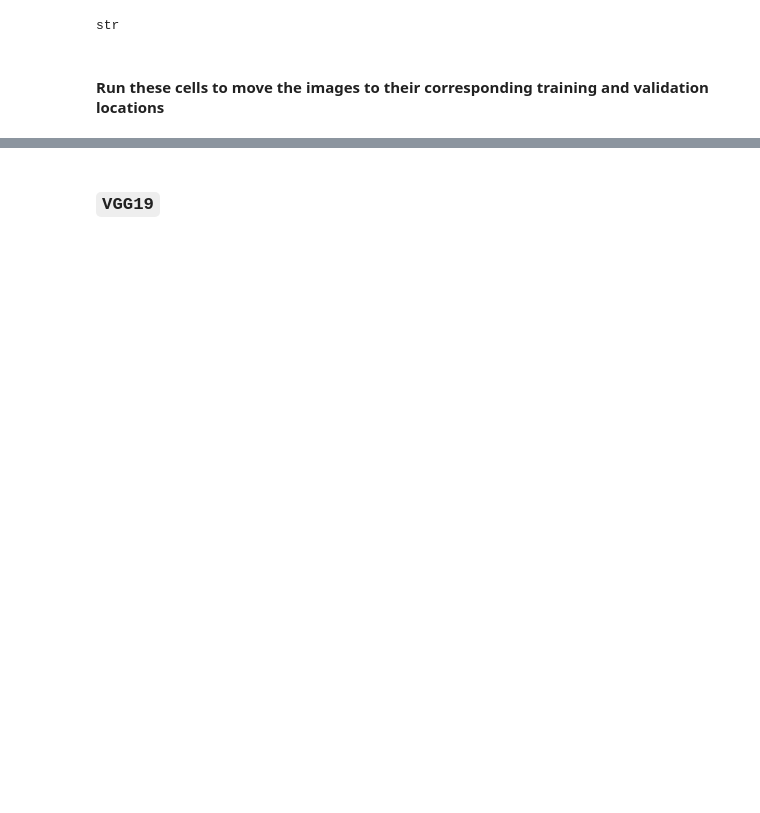
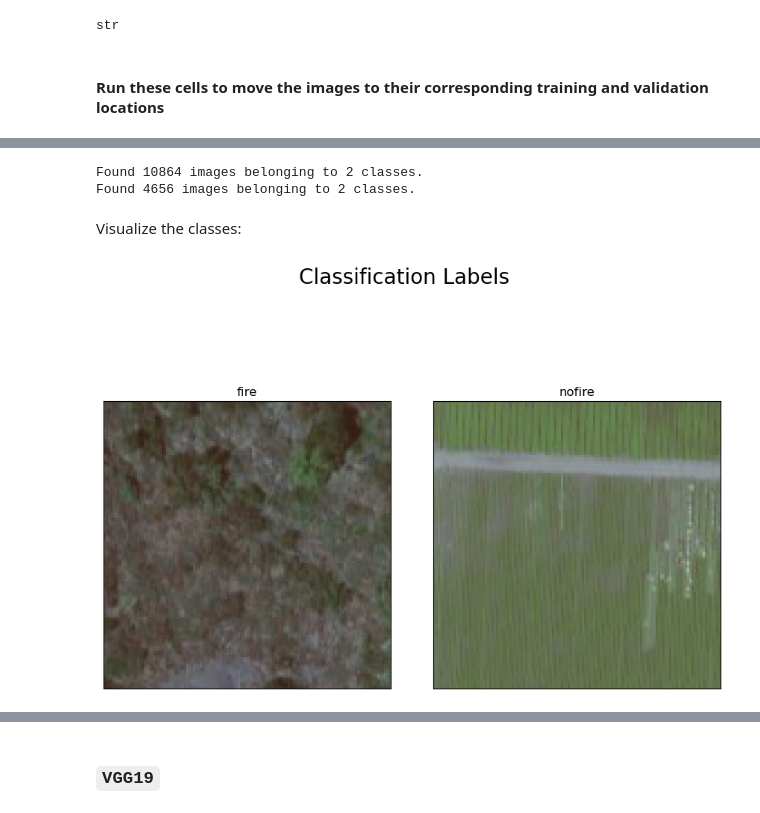
Before and after one commit to sralter/classifire, a Jupyter notebook: 01_capstone_notebooks/alter_samuel_capstone_imageanalysis.ipynb, the cells around one changed output, grey strips where cells are left out. Drawn from its saved outputs; the diff is of its cells as text; code cells hidden in the pictures; blank space fills up the shorter version.

Commit message:
updated imageanalysis and its scratchpad

```diff
--- a/01_capstone_notebooks/alter_samuel_capstone_imageanalysis.ipynb
+++ b/01_capstone_notebooks/alter_samuel_capstone_imageanalysis.ipynb
@@ -222,0 +491,70 @@ FileNotFoundError: [Errno 2] No such file or directory: '/Users/psmith/data_sour
+# %%
+# specify variables
+height = 128
+width = 128
+channels = 3
+
+# create training image data generator with hyperparameters
+train_datagen = ImageDataGenerator(rescale=1./255,
+                                   rotation_range = 30,
+                                   shear_range=0.2,
+                                   zoom_range=0.2,
+                                   horizontal_flip=True)
+
+# create validation image data generator and
+# apply rescaling to our validation data
+validation_datagen = ImageDataGenerator(rescale=1./255)
+
+# create train and validation generators
+train_generator=train_datagen.flow_from_directory('/Users/sra/Desktop/Data_Science_2023/_capstone/00_capstone_data/orthoimagery/patches/train',
+                                                 target_size=(height,width),
+                                                 color_mode='rgb',
+                                                 batch_size=32,
+                                                 class_mode='binary')
+
+validation_generator=validation_datagen.flow_from_directory('/Users/sra/Desktop/Data_Science_2023/_capstone/00_capstone_data/orthoimagery/patches/validation',
+                                                 target_size=(height,width),
+                                                 color_mode='rgb',
+                                                 batch_size=32,
+                                                 class_mode='binary')
+# %% [output]
+Found 10864 images belonging to 2 classes.
+Found 4656 images belonging to 2 classes.
+# %% [markdown]
+Visualize the classes:
+# %%
+# Grab a batch of images from our validation generator:
+x, y = validation_generator.next()
+
+# Our images labels are one-hot encoded, lets
+# convert them to ordinal encoding
+labels = y.flatten().astype(int)
+
+# define classes
+landscape_classes = ['fire','nofire']
+
+fig, ax = plt.subplots(nrows=2, ncols=2, figsize=(9, 14))
+ax = ax.flatten()
+
+for i in range(2):
+    index = np.argmax(labels==i)
+    ax[i].imshow(x[index])
+
+    # Set the title of the subplot
+    ax[i].set_title(landscape_classes[i])
+
+    # Hide the x and y ticks
+    ax[i].set_xticks([])
+    ax[i].set_yticks([])
+
+
+fig.suptitle("Classification Labels", size = 20)
+fig.tight_layout()
+
+# Delete the two unused subplots
+fig.delaxes(ax[-1])
+fig.delaxes(ax[-2])
+
+plt.show()
+# %% [output]
+[figure, added]
```
Also changed, not shown: parts of 34 cells of this notebook, 1 other file.
